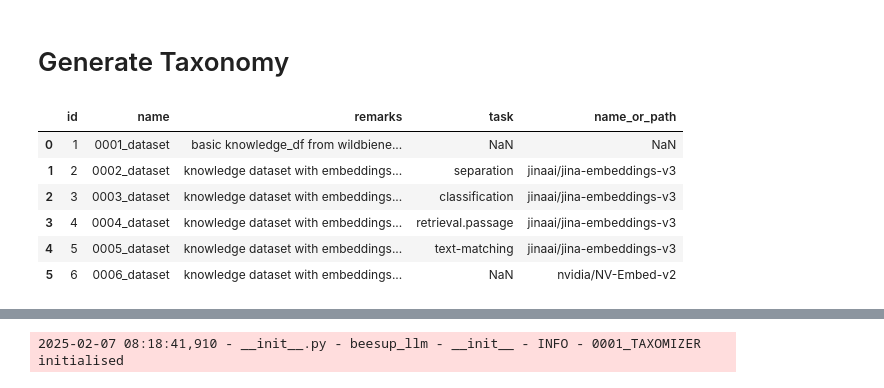
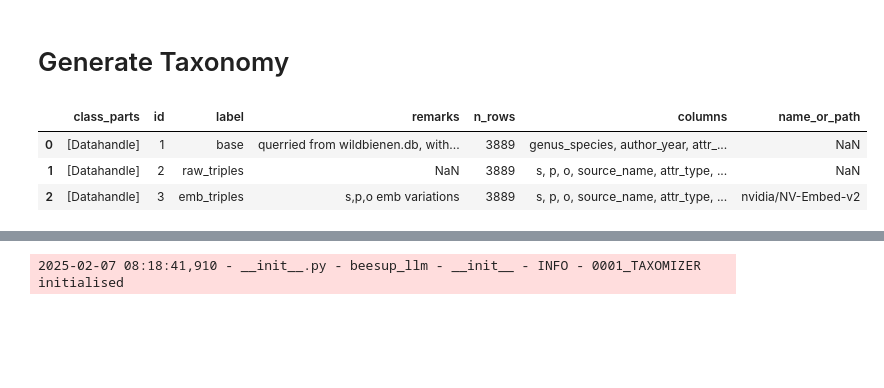
Before and after one commit to fee1ix/beesup_injection_lab, a Jupyter notebook: injection_notebook.ipynb, the cells around one changed output, grey strips where cells are left out. Drawn from its saved outputs; the diff is of its cells as text; code cells hidden in the pictures; blank space fills up the shorter version.

Commit message:
Add new configuration files for DataHandle and Taxomizer; remove obsolete entries

```diff
--- a/experiment_notebook.ipynb
+++ b/injection_notebook.ipynb
@@ -1628,12 +1453,9 @@ tensor(1.8999, device='cuda:0', requires_grad=True)
 # %%
 reimport()
 # %%
-BaseDataset.get_overview(keypaths=['emb_model_config.task','remarks','emb_model_config.name_or_path'])
+Datahandle().get_overview(keypaths=['remarks','n_rows','columns','name_or_path'])
 # %% [output]
-|  | id | name | remarks | task | name_or_path |
-| 0 | 1 | 0001_dataset | basic knowledge_df from wildbiene... | NaN | NaN |
-| 1 | 2 | 0002_dataset | knowledge dataset with embeddings... | separation | jinaai/jina-embeddings-v3 |
-| 2 | 3 | 0003_dataset | knowledge dataset with embeddings... | classification | jinaai/jina-embeddings-v3 |
-| 3 | 4 | 0004_dataset | knowledge dataset with embeddings... | retrieval.passage | jinaai/jina-embeddings-v3 |
-| 4 | 5 | 0005_dataset | knowledge dataset with embeddings... | text-matching | jinaai/jina-embeddings-v3 |
-| 5 | 6 | 0006_dataset | knowledge dataset with embeddings... | NaN | nvidia/NV-Embed-v2 |
+|  | class_parts | id | label | remarks | n_rows | columns | name_or_path |
+| 0 | [Datahandle] | 1 | base | querried from wildbienen.db, with... | 3889 | genus_species, author_year, attr_... | NaN |
+| 1 | [Datahandle] | 2 | raw_triples | NaN | 3889 | s, p, o, source_name, attr_type, ... | NaN |
+| 2 | [Datahandle] | 3 | emb_triples | s,p,o emb variations | 3889 | s, p, o, source_name, attr_type, ... | nvidia/NV-Embed-v2 |
```
Also changed, not shown: parts of 76 cells of this notebook, 8 other files.
